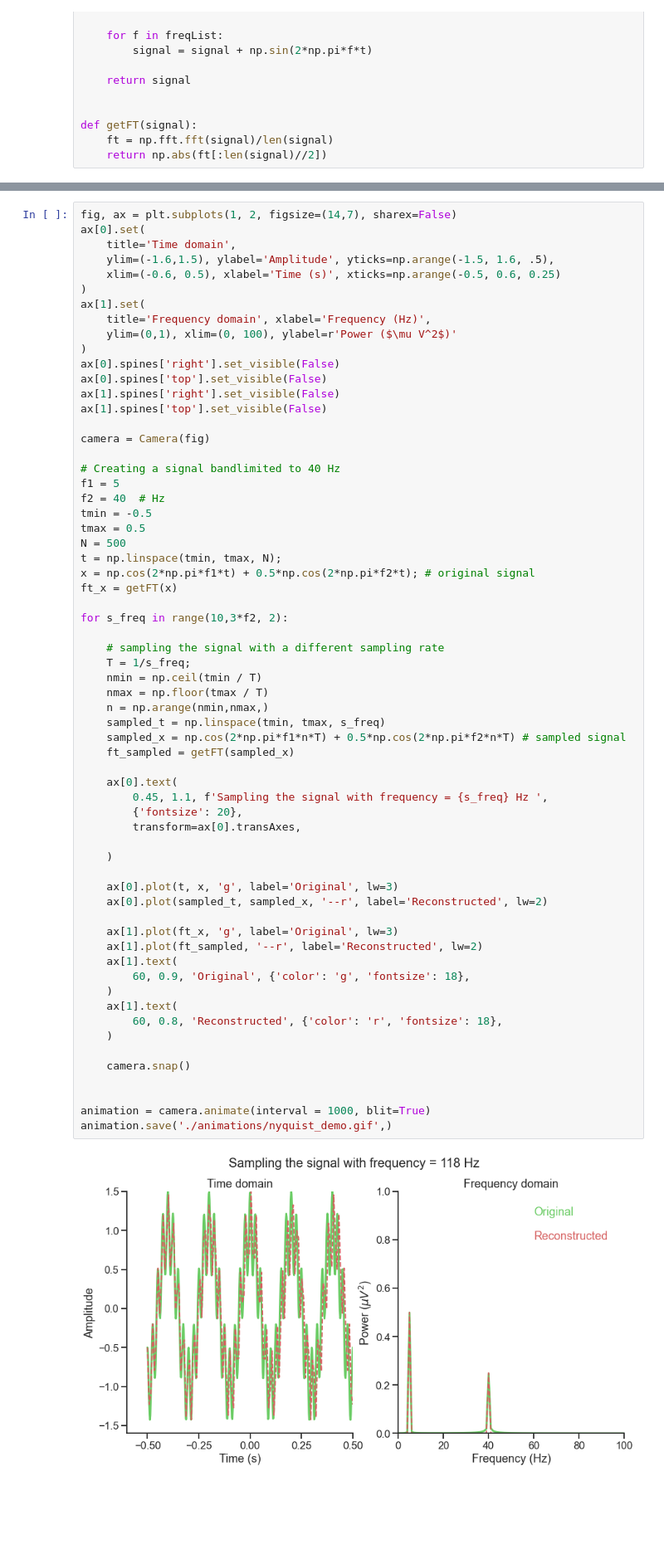
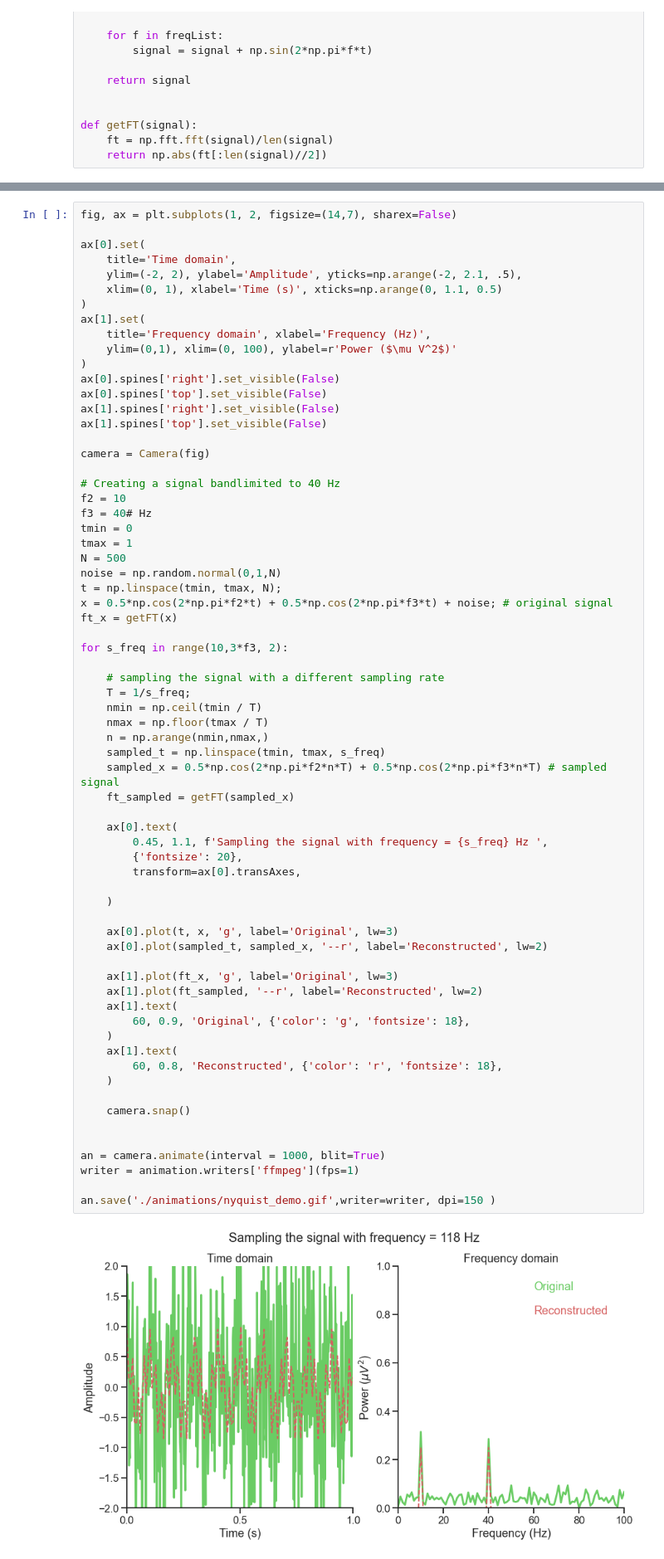
Before and after one commit to ashimakeshava/intuitions, a Jupyter notebook: 02_Nyquist_Frequency.ipynb, the cells around one changed output, grey strips where cells are left out. Shown at 83% size. Cells and saved outputs as stored; diff of their text form; blank space fills up the shorter version.

Commit message:
updated nyquist

```diff
--- a/02_Nyquist_Frequency.ipynb
+++ b/02_Nyquist_Frequency.ipynb
@@ -50,9 +50,10 @@ axes[1].set(xlabel='Frequency', xlim=(0,250), ylabel=r'Power ($\mu V^2$)');
 # %%
 fig, ax = plt.subplots(1, 2, figsize=(14,7), sharex=False)
+
 ax[0].set(
     title='Time domain',
-    ylim=(-1.6,1.5), ylabel='Amplitude', yticks=np.arange(-1.5, 1.6, .5),
-    xlim=(-0.6, 0.5), xlabel='Time (s)', xticks=np.arange(-0.5, 0.6, 0.25)
+    ylim=(-2, 2), ylabel='Amplitude', yticks=np.arange(-2, 2.1, .5),
+    xlim=(0, 1), xlabel='Time (s)', xticks=np.arange(0, 1.1, 0.5)
 )
 ax[1].set(
     title='Frequency domain', xlabel='Frequency (Hz)',
@@ -66,49 +67,52 @@ ax[1].spines['top'].set_visible(False)
 camera = Camera(fig)
 
 # Creating a signal bandlimited to 40 Hz
-f1 = 5
-f2 = 40  # Hz
-tmin = -0.5
-tmax = 0.5
+f2 = 10
+f3 = 40# Hz
+tmin = 0
+tmax = 1
 N = 500
+noise = np.random.normal(0,1,N)
 t = np.linspace(tmin, tmax, N);
-x = np.cos(2*np.pi*f1*t) + 0.5*np.cos(2*np.pi*f2*t); # original signal
+x = 0.5*np.cos(2*np.pi*f2*t) + 0.5*np.cos(2*np.pi*f3*t) + noise; # original signal
 ft_x = getFT(x)
 
-for s_freq in range(10,3*f2, 2):
+for s_freq in range(10,3*f3, 2):
 
     # sampling the signal with a different sampling rate
     T = 1/s_freq;
     nmin = np.ceil(tmin / T)
     nmax = np.floor(tmax / T)
     n = np.arange(nmin,nmax,)
     sampled_t = np.linspace(tmin, tmax, s_freq)
-    sampled_x = np.cos(2*np.pi*f1*n*T) + 0.5*np.cos(2*np.pi*f2*n*T) # sampled signal
+    sampled_x = 0.5*np.cos(2*np.pi*f2*n*T) + 0.5*np.cos(2*np.pi*f3*n*T) # sampled signal
     ft_sampled = getFT(sampled_x)
 
     ax[0].text(
         0.45, 1.1, f'Sampling the signal with frequency = {s_freq} Hz ',
         {'fontsize': 20},
         transform=ax[0].transAxes,
 
     )
 
     ax[0].plot(t, x, 'g', label='Original', lw=3)
     ax[0].plot(sampled_t, sampled_x, '--r', label='Reconstructed', lw=2)
 
     ax[1].plot(ft_x, 'g', label='Original', lw=3)
     ax[1].plot(ft_sampled, '--r', label='Reconstructed', lw=2)
     ax[1].text(
         60, 0.9, 'Original', {'color': 'g', 'fontsize': 18},
     )
     ax[1].text(
         60, 0.8, 'Reconstructed', {'color': 'r', 'fontsize': 18},
     )
 
     camera.snap()
 
 
-animation = camera.animate(interval = 1000, blit=True)
-animation.save('./animations/nyquist_demo.gif',)
+an = camera.animate(interval = 1000, blit=True)
+writer = animation.writers['ffmpeg'](fps=1)
+
+an.save('./animations/nyquist_demo.gif',writer=writer, dpi=150 )
 # %% [output]
-[figure, old version]
+[figure, new version]
```
Also changed, not shown: parts of 1 cell of this notebook.
